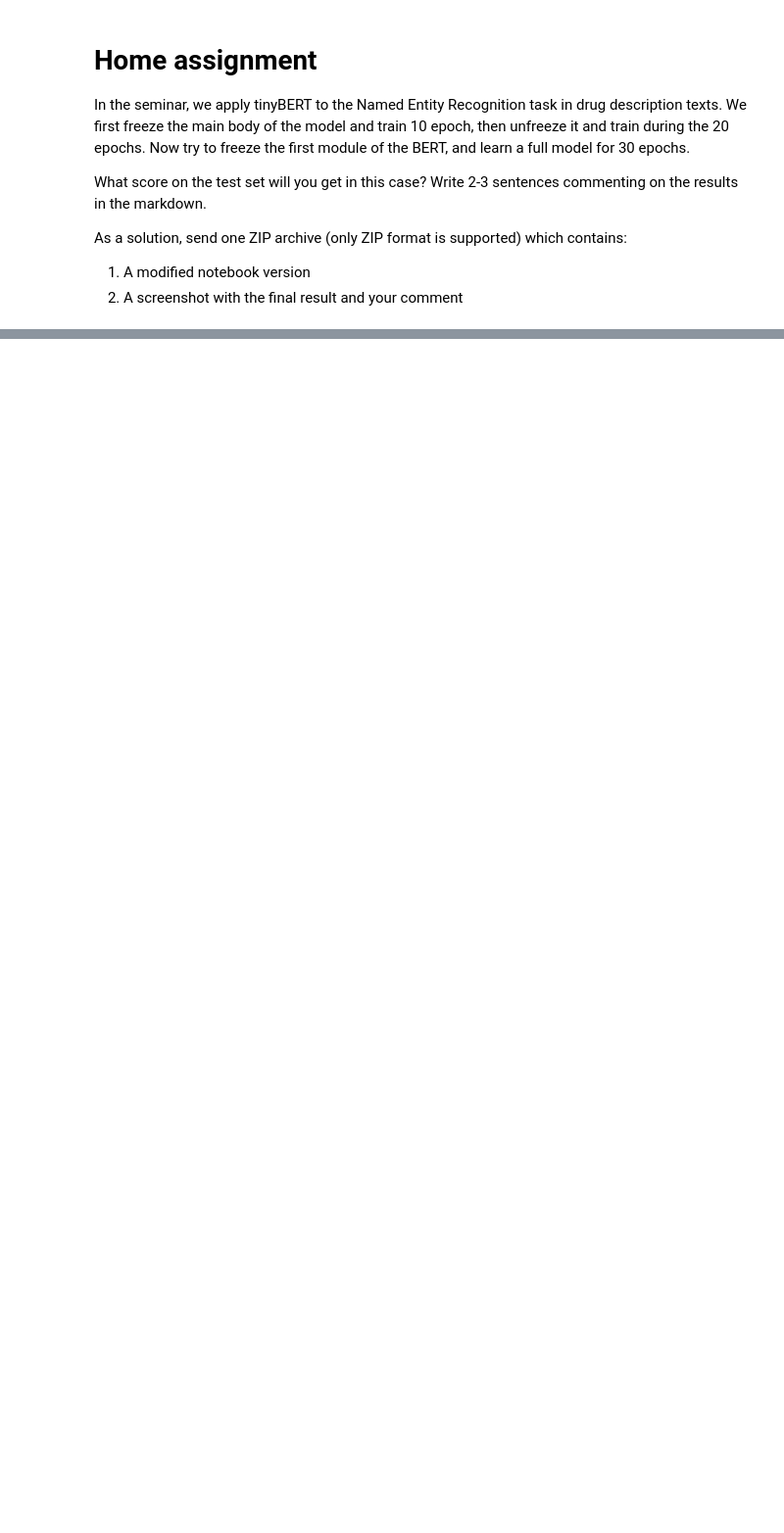
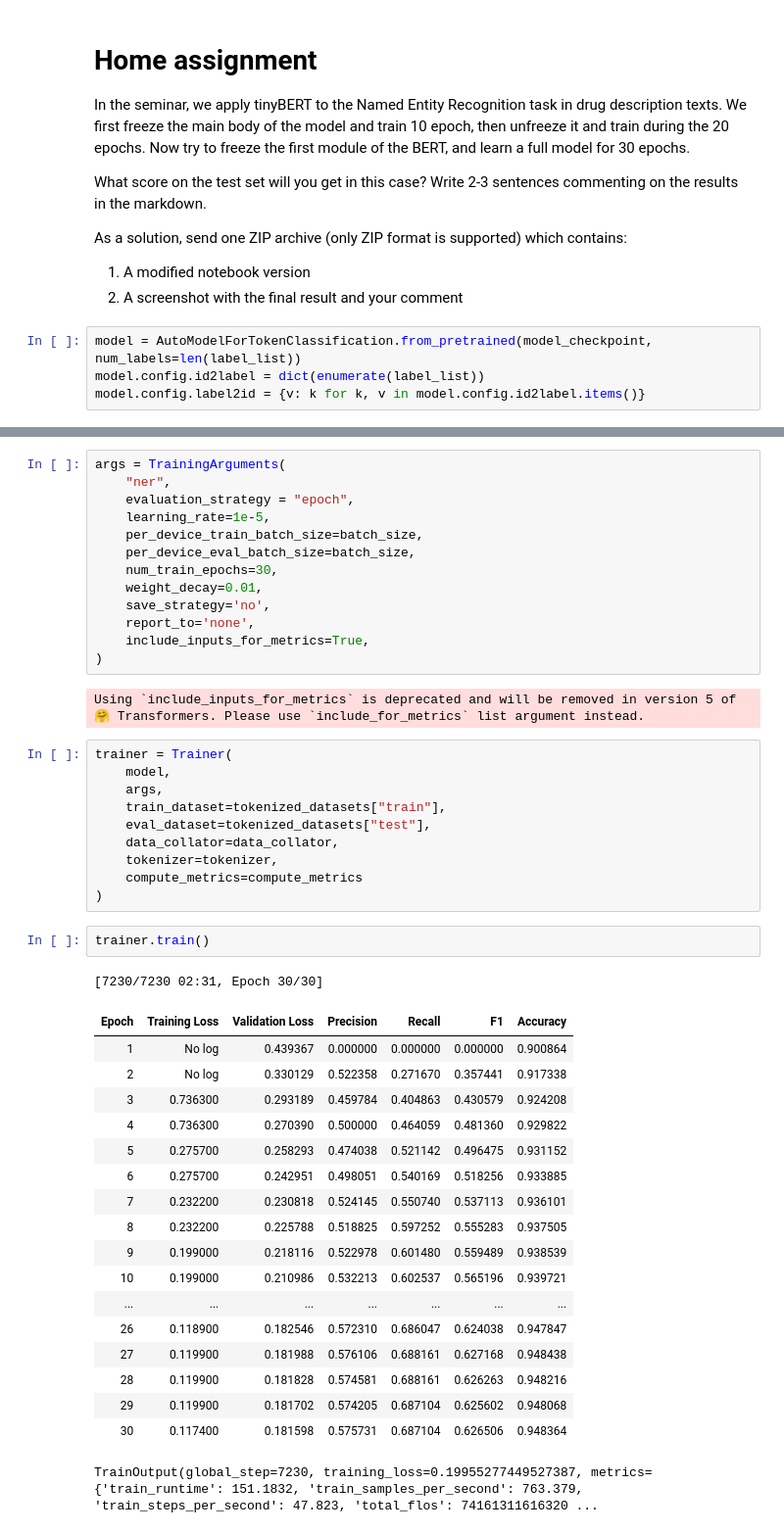
Before and after one commit to ZavrazhinMA/TRANSFORMERS, a Jupyter notebook: BERT_PART_2/03_BERT_for_sequence_labeling_October_2024.ipynb, the cells around one changed output, grey strips where cells are left out. Shown: that part at 98% size. Saved outputs shown, nothing was run; the diff lists cells and outputs as text; blank space fills up the shorter version.

```diff
--- a/BERT_PART_2/03_BERT_for_sequence_labeling_October_2024.ipynb
+++ b/BERT_PART_2/03_BERT_for_sequence_labeling_October_2024.ipynb
@@ -655,3 +738,7 @@ What score on the test set will you get in this case? Write 2-3 sentences commen
 As a solution, send one ZIP archive (only ZIP format is supported) which contains:
 1) A modified notebook version
 2) A screenshot with the final result and your comment
+# %%
+model = AutoModelForTokenClassification.from_pretrained(model_checkpoint, num_labels=len(label_list))
+model.config.id2label = dict(enumerate(label_list))
+model.config.label2id = {v: k for k, v in model.config.id2label.items()}
@@ -657,0 +755,47 @@ As a solution, send one ZIP archive (only ZIP format is supported) which contain
+# %%
+args = TrainingArguments(
+    "ner",
+    evaluation_strategy = "epoch",
+    learning_rate=1e-5,
+    per_device_train_batch_size=batch_size,
+    per_device_eval_batch_size=batch_size,
+    num_train_epochs=30,
+    weight_decay=0.01,
+    save_strategy='no',
+    report_to='none',
+    include_inputs_for_metrics=True,
+)
+# %% [output]
+Using `include_inputs_for_metrics` is deprecated and will be removed in version 5 of 🤗 Transformers. Please use `include_for_metrics` list argument instead.
+# %%
+trainer = Trainer(
+    model,
+    args,
+    train_dataset=tokenized_datasets["train"],
+    eval_dataset=tokenized_datasets["test"],
+    data_collator=data_collator,
+    tokenizer=tokenizer,
+    compute_metrics=compute_metrics
+)
+# %%
+trainer.train()
+# %% [output]
+[7230/7230 02:31, Epoch 30/30]
+| Epoch | Training Loss | Validation Loss | Precision | Recall | F1 | Accuracy |
+| 1 | No log | 0.439367 | 0.000000 | 0.000000 | 0.000000 | 0.900864 |
+| 2 | No log | 0.330129 | 0.522358 | 0.271670 | 0.357441 | 0.917338 |
+| 3 | 0.736300 | 0.293189 | 0.459784 | 0.404863 | 0.430579 | 0.924208 |
+| 4 | 0.736300 | 0.270390 | 0.500000 | 0.464059 | 0.481360 | 0.929822 |
+| 5 | 0.275700 | 0.258293 | 0.474038 | 0.521142 | 0.496475 | 0.931152 |
+| 6 | 0.275700 | 0.242951 | 0.498051 | 0.540169 | 0.518256 | 0.933885 |
+| 7 | 0.232200 | 0.230818 | 0.524145 | 0.550740 | 0.537113 | 0.936101 |
+| 8 | 0.232200 | 0.225788 | 0.518825 | 0.597252 | 0.555283 | 0.937505 |
+| 9 | 0.199000 | 0.218116 | 0.522978 | 0.601480 | 0.559489 | 0.938539 |
+| 10 | 0.199000 | 0.210986 | 0.532213 | 0.602537 | 0.565196 | 0.939721 |
+| ... | ... | ... | ... | ... | ... | ... |
+| 26 | 0.118900 | 0.182546 | 0.572310 | 0.686047 | 0.624038 | 0.947847 |
+| 27 | 0.119900 | 0.181988 | 0.576106 | 0.688161 | 0.627168 | 0.948438 |
+| 28 | 0.119900 | 0.181828 | 0.574581 | 0.688161 | 0.626263 | 0.948216 |
+| 29 | 0.119900 | 0.181702 | 0.574205 | 0.687104 | 0.625602 | 0.948068 |
+| 30 | 0.117400 | 0.181598 | 0.575731 | 0.687104 | 0.626506 | 0.948364 |
+TrainOutput(global_step=7230, training_loss=0.19955277449527387, metrics={'train_runtime': 151.1832, 'train_samples_per_second': 763.379, 'train_steps_per_second': 47.823, 'total_flos': 74161311616320 ...
```
Also changed, not shown: parts of 23 cells of this notebook, 1 other file.
